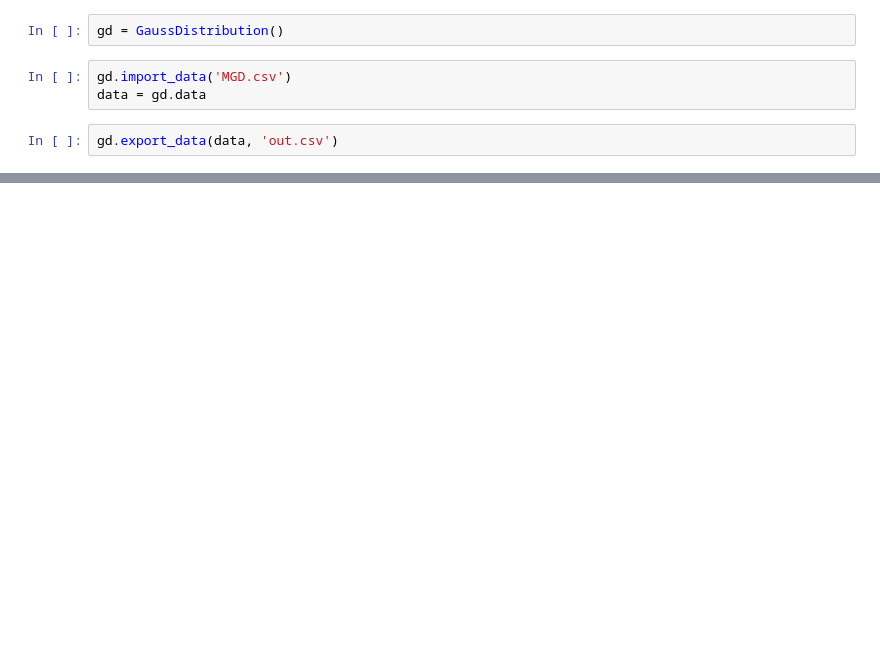
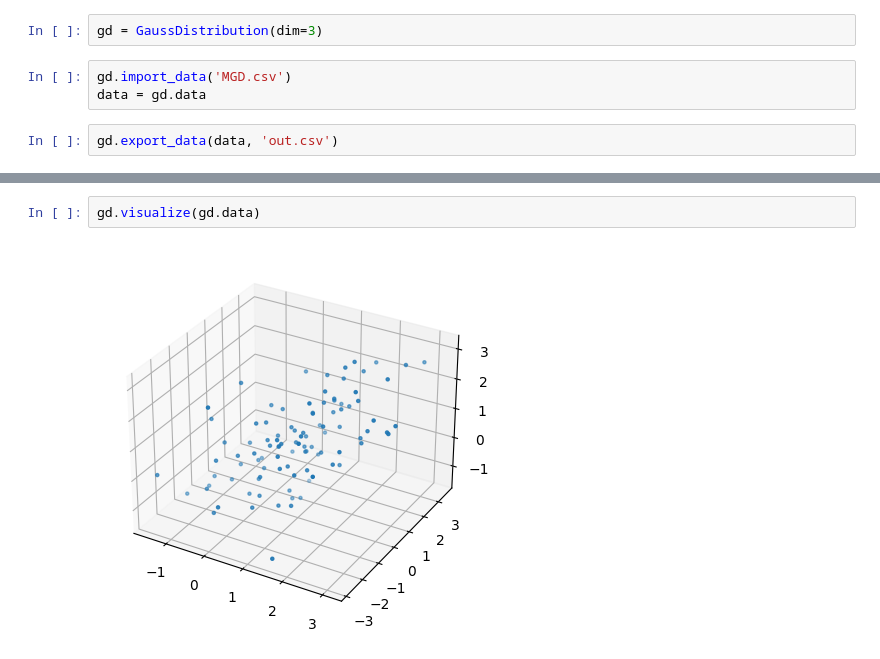
Before and after one commit to bjoernellens1/ML_course, a Jupyter notebook: assignment 3/assignment3_ellensohn.ipynb, the cells around one changed output, grey strips where cells are left out. Drawn from its saved outputs; the diff is of its cells as text; blank space fills up the shorter version.

```diff
--- a/assignment 3/assignment3_ellensohn.ipynb
+++ b/assignment 3/assignment3_ellensohn.ipynb
@@ -371,7 +345,7 @@ class GaussDistribution(ContinuousDistribution):
     def generate_samples(self, n_samples):
         return multivariate_normal.rvs(mean=self.mean, cov=self.covariance, size=n_samples)
 # %%
-gd = GaussDistribution()
+gd = GaussDistribution(dim=3)
 # %%
 gd.import_data('MGD.csv')
 data = gd.data
@@ -379,0 +369,4 @@ gd.export_data(data, 'out.csv')
+# %%
+gd.visualize(gd.data)
+# %% [output]
+[figure, added]
```
Also changed, not shown: parts of 8 cells of this notebook.
